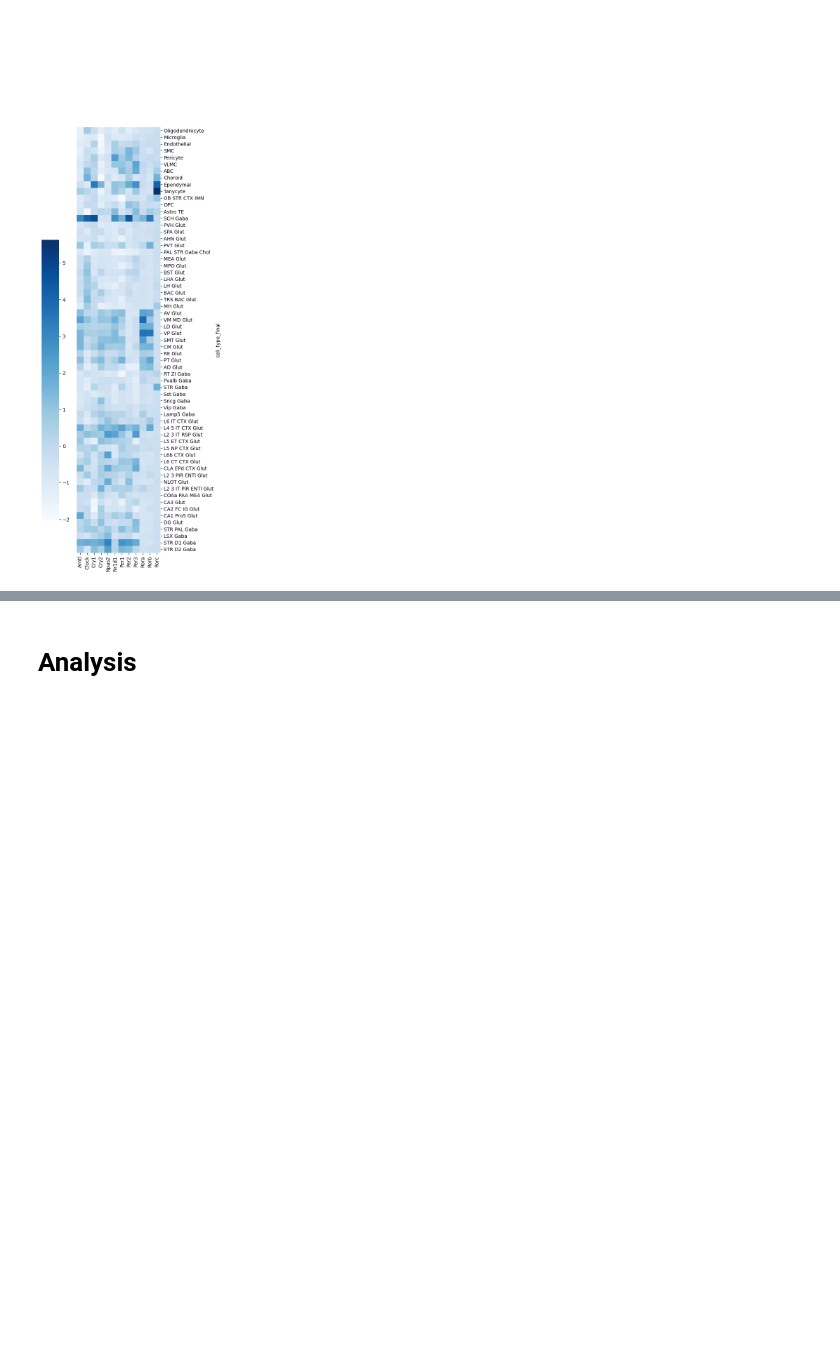
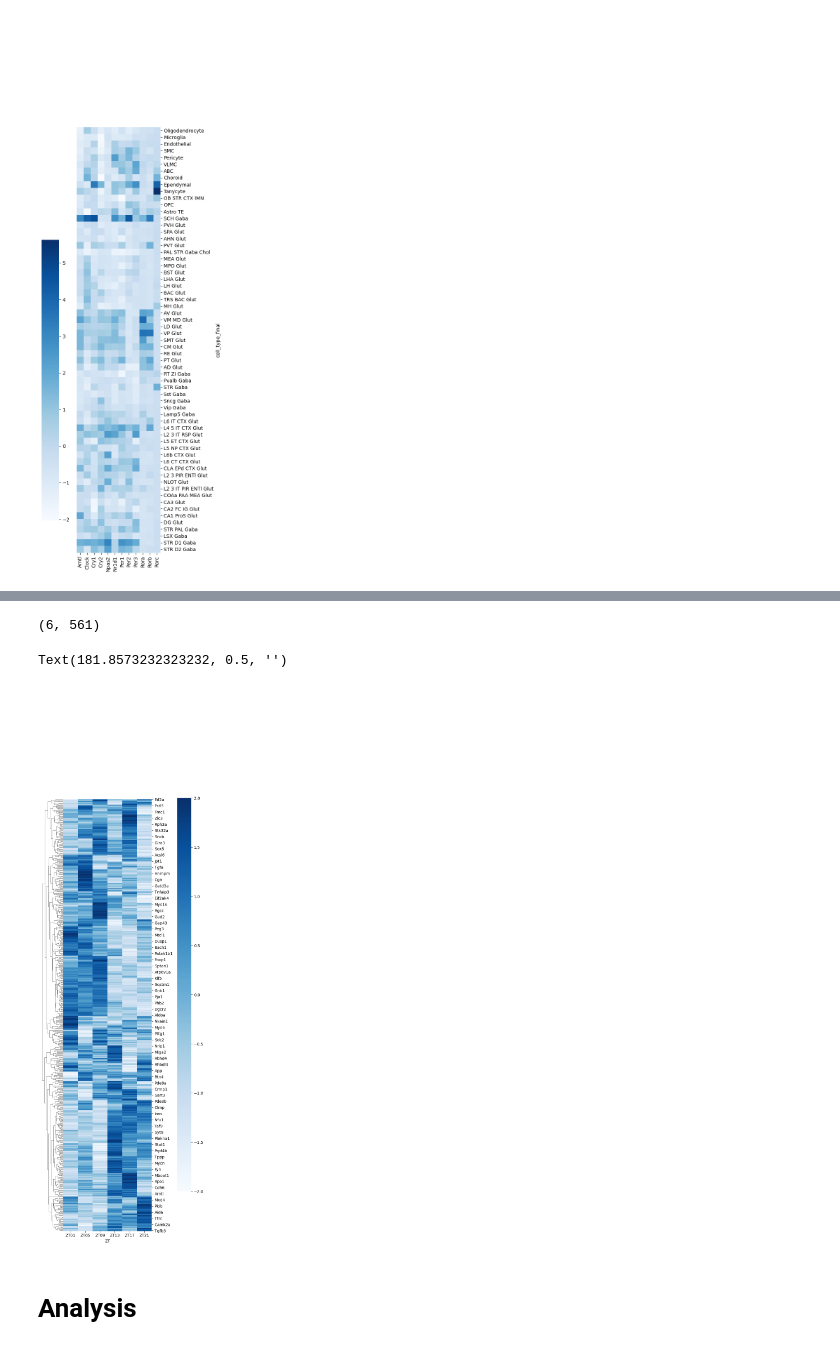
Before and after one commit to Carboneinerte/Pynda_ssc, a Jupyter notebook: v10C_Xenium_DataViz_Analysis.ipynb, the cells around one changed output, grey strips where cells are left out. Cells and saved outputs as stored; diff of their text form; code cells hidden in the pictures; blank space fills up the shorter version.

```diff
--- a/v10C_Xenium_DataViz_Analysis.ipynb
+++ b/v10C_Xenium_DataViz_Analysis.ipynb
@@ -715,3 +740,21 @@ Text(168.7323232323232, 0.5, '')
+# %%
+grouped = df_NS[(df_NS['cell_type_final']=='SCH Gaba') & (df_NS['run']=='circa4')].groupby(["ZT"])[list_genes_SCH].mean()
+grouped.shape
+# %% [output]
+(6, 561)
+# %%
+column_sums = grouped.sum(axis=0)
+columns_to_keep = column_sums[column_sums != 0].index
+grouped_filtered = grouped[columns_to_keep]
+# %%
+sns.clustermap(grouped_filtered.T, cmap = 'Blues', z_score=0,  center=0, vmin = -2, vmax=2,
+                col_cluster=False,row_cluster=True, cbar = 'upper left', cbar_pos=(1.0,0.1,0.1,0.7),figsize=(5, 20),
+                )
+plt.ylabel(ylabel=None)
+# plt.savefig(f'Gallery/{today}/heatmap_clockgenes_allcelltypes.svg',format = "svg", transparent = True, dpi=300)
+# %% [output]
+Text(181.8573232323232, 0.5, '')
+[figure, added]
 # %% [markdown]
 # Analysis
 # %% [markdown]
```
Also changed, not shown: parts of 8 cells of this notebook, 1 other file.
